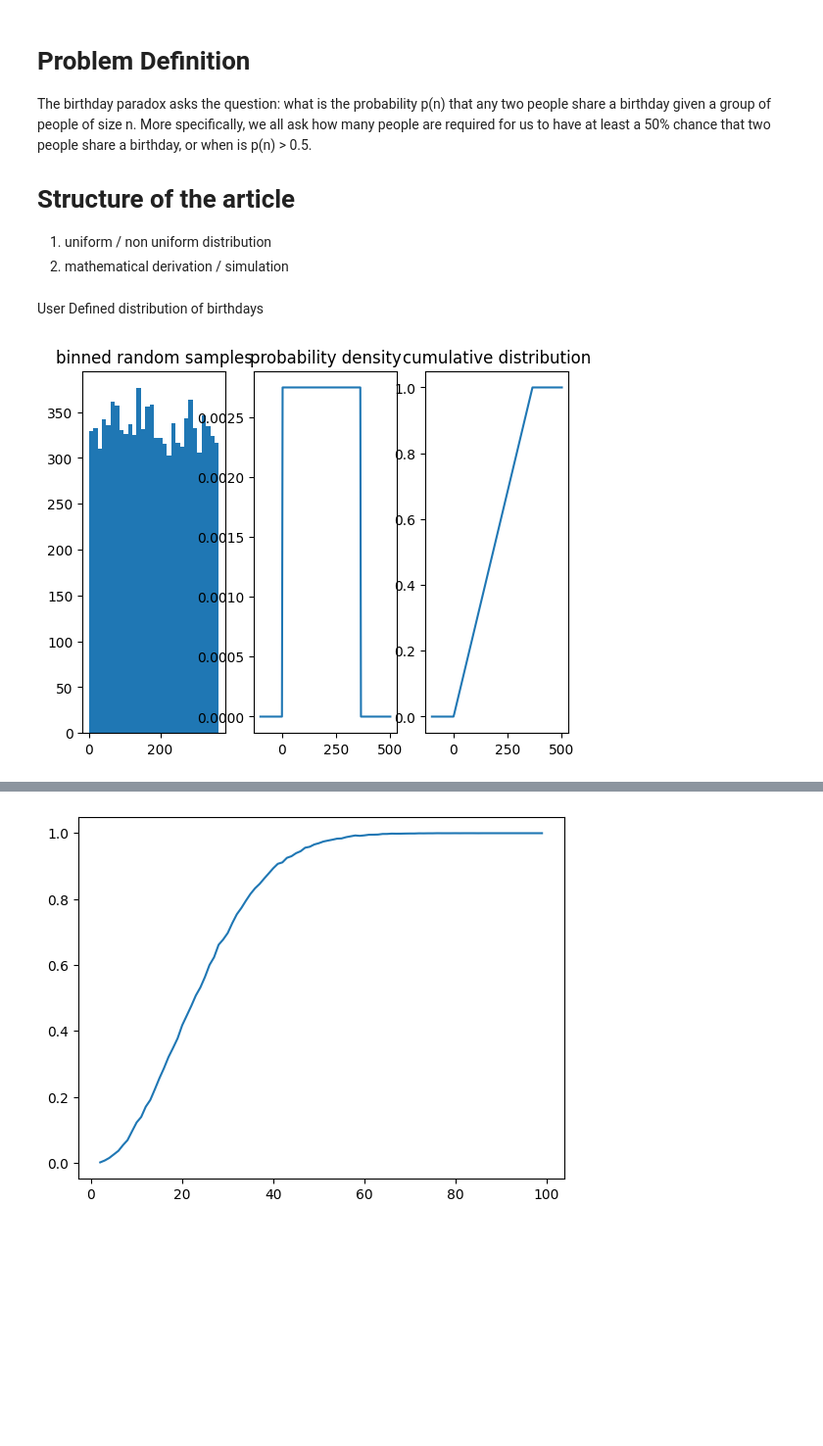
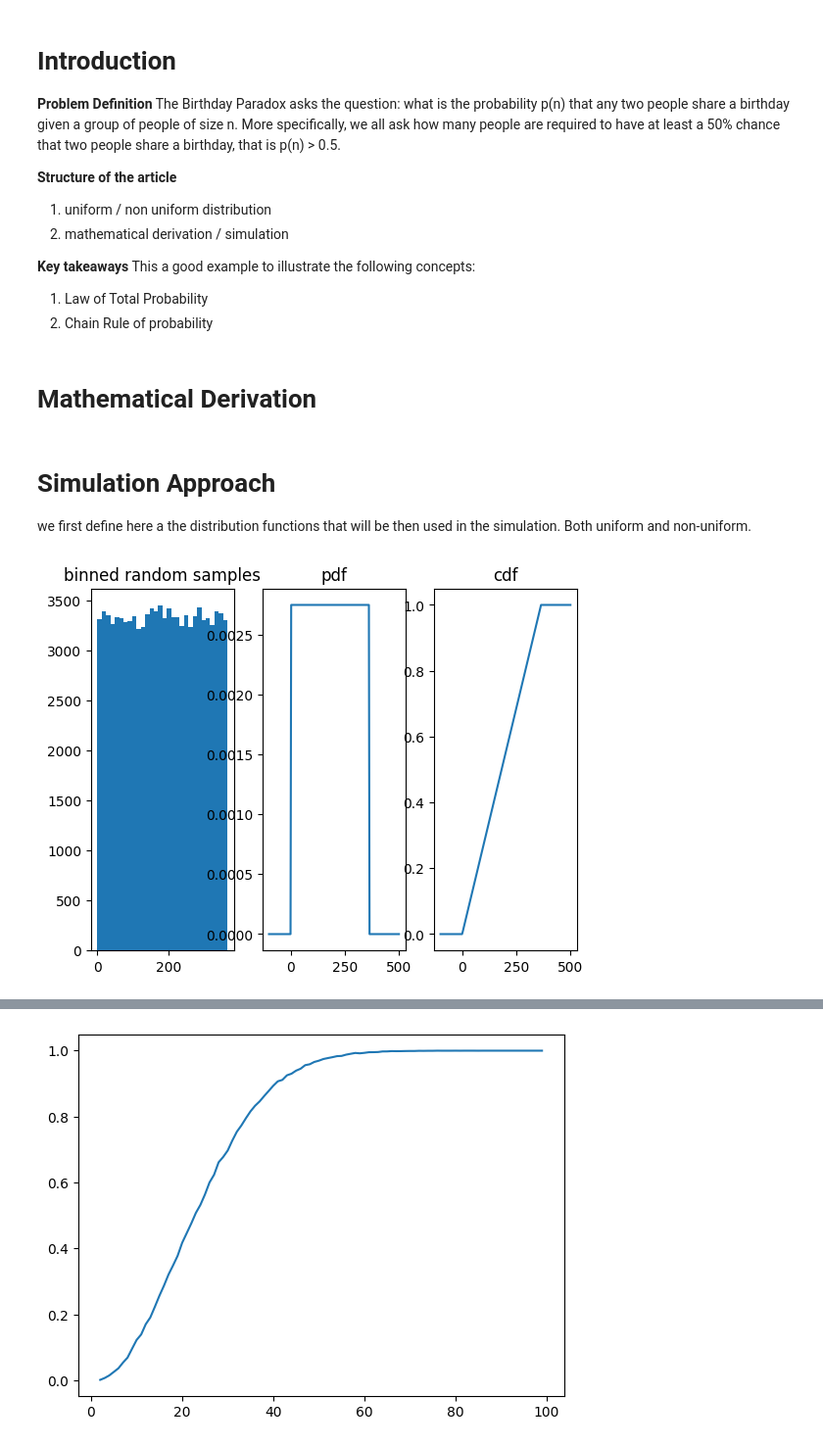
Before and after one commit to filippigianluca/probability_paradoxes, a Jupyter notebook: Birthday_paradox.ipynb, the cells around one changed output, grey strips where cells are left out. Shown at 98% size. Cells and saved outputs as stored; diff of their text form; code cells hidden in the pictures; blank space fills up the shorter version.

Commit message:
extend intro

```diff
--- a/Birthday_paradox.ipynb
+++ b/Birthday_paradox.ipynb
@@ -1,13 +1,17 @@
 # %% [markdown]
-# Problem Definition
+# Introduction
 
-The birthday paradox asks the question: what is the probability p(n) that any two people share a birthday given a group of people of size n. More specifically, we all ask how many people are required for us to have at least a 50% chance that two people share a birthday, or when is p(n) > 0.5.
+**Problem Definition**
+The Birthday Paradox asks the question: what is the probability p(n) that any two people share a birthday given a group of people of size n. More specifically, we all ask how many people are required to have at least a 50% chance that two people share a birthday, that is p(n) > 0.5.
 
-
-# Structure of the article
-
+**Structure of the article**
 1. uniform / non uniform distribution
 2. mathematical derivation / simulation
+
+**Key takeaways**
+This a good example to illustrate the following concepts:
+1. Law of Total Probability
+2. Chain Rule of probability
 # %%
 # !pip install chaospy
 import chaospy
@@ -15,39 +19,43 @@ import chaospy
 from tqdm import tqdm
 import numpy as np
 import matplotlib.pyplot as plt
-# %% [markdown]
-User Defined distribution of birthdays
+# %% [markdown]
+# Mathematical Derivation
+# %% [markdown]
+# Simulation Approach
+
+we first define here a the distribution functions that will be then used in the simulation. Both uniform and non-uniform.
 # %%
 def cdf(x_loc, lo, up):
     """Cumulative distribution function."""
     return (x_loc-lo)/(up-lo)
 
 def lower(lo, up):
     """Lower bounds function."""
     return lo
 
 def upper(lo, up):
     """Upper bounds function."""
     return up
 
 
 user_distribution = chaospy.UserDistribution(
     cdf=cdf, lower=lower, upper=upper, parameters=dict(lo=0, up=364))
 
 
 plt.subplot(131)
 plt.title("binned random samples")
-plt.hist(user_distribution.sample(10000), 30)
+plt.hist(user_distribution.sample(100000), 30)
 
 plt.subplot(132)
-plt.title("probability density")
+plt.title("pdf")
 x_loc = np.linspace(-100, 500, 200)
 plt.plot(x_loc, user_distribution.pdf(x_loc))
 
 plt.subplot(133)
-plt.title("cumulative distribution")
+plt.title("cdf")
 plt.plot(x_loc, user_distribution.cdf(x_loc))
 
 plt.show()
 # %% [output]
-[figure, old version]
+[figure, new version]
```
Also changed, not shown: parts of 2 cells of this notebook.
